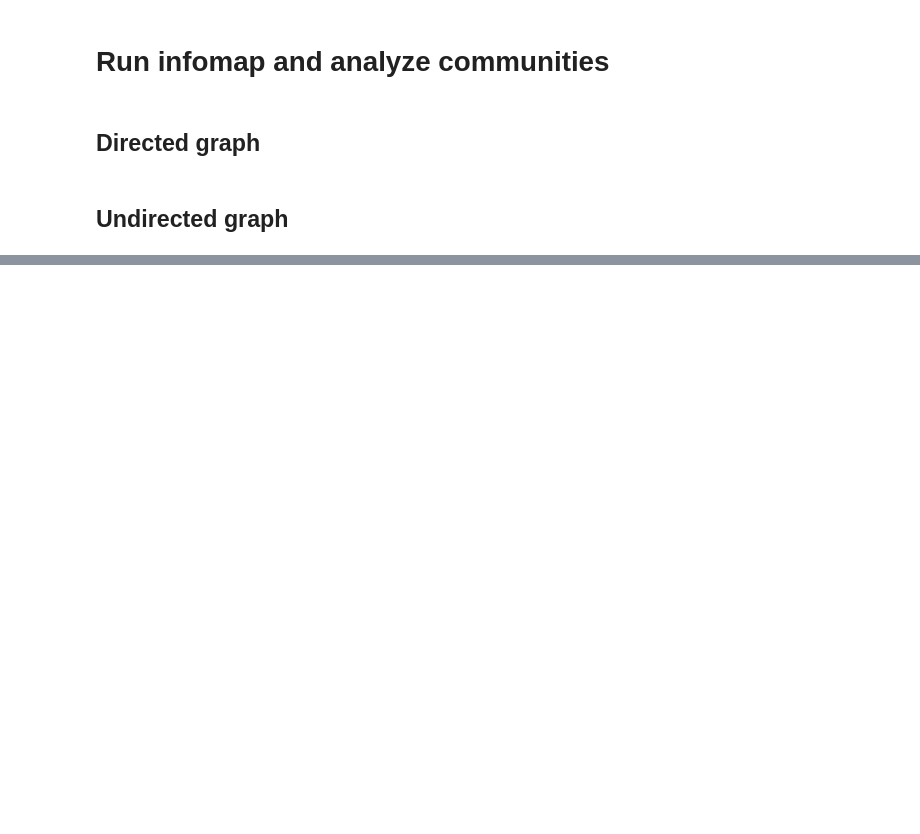
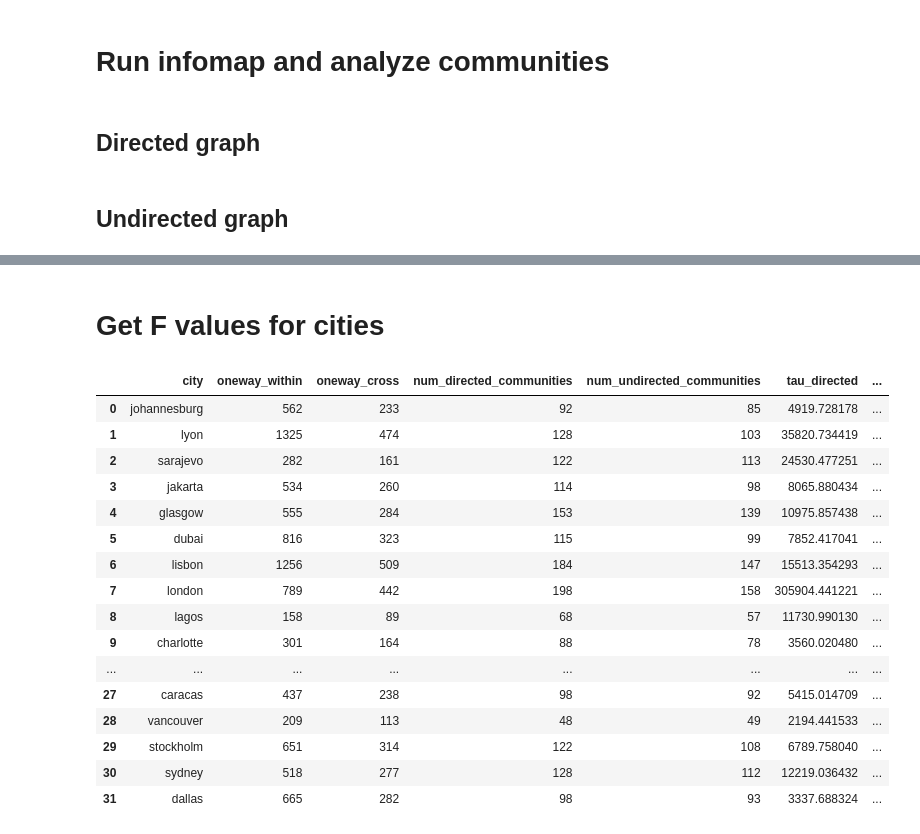
Before and after one commit to chethan749/cnww-2025-edgedamage, a Jupyter notebook: infomap-roadnet-communities/notebooks/infomap-roadnet-communities.ipynb, the cells around one changed output, grey strips where cells are left out. Cells and saved outputs as stored; diff of their text form; code cells hidden in the pictures; blank space fills up the shorter version.

```diff
--- a/infomap-roadnet-communities/notebooks/infomap-roadnet-communities.ipynb
+++ b/infomap-roadnet-communities/notebooks/infomap-roadnet-communities.ipynb
@@ -106,12 +118,3 @@ for city, G in tqdm(city_graph_dict_undirected.items()):
     nx.set_node_attributes(G, communities, "infomap")
 
 # communities: dict {node -> community_id}
-# %%
-# Visualize infomap communities for each city using osmnx
-# Define a color map
-cmap = plt.get_cmap('tab20')
-
-for city, G in city_graph_dict.items():
-    fig, ax = ox.plot_graph(G, node_color=list(nx.get_node_attributes(G, 'infomap').values()), node_size=20, edge_color='gray', figsize=(10,10))
-    fig, ax = ox.plot_graph(city_graph_dict_undirected[city], node_color=list(nx.get_node_attributes(city_graph_dict_undirected[city], 'infomap').values()), node_size=20, edge_color='gray', figsize=(10,10))
-    break
@@ -182,0 +503,7 @@ Text(0.5, 0.98, 'Infomap Communities in Dallas')
+# %%
+# Plot for all cities
+for city in tqdm(city_graph_dict.keys()):
+    fig, axes = plt.subplots(1, 2, figsize=(20,10))
+
+    plot_infomap_edges_stat_dist_for_cities(city, fig, axes, df.loc[df.city==city, 'f'].iloc[0])
+    plt.close()
@@ -182,0 +585,2 @@ Text(0.5, 0.98, 'Infomap Communities in Dallas')
+# %% [markdown]
+# Get F values for cities
@@ -182,0 +638,34 @@ Text(0.5, 0.98, 'Infomap Communities in Dallas')
+# %%
+# Compute tau_global for directed and undirected graphs
+tau_directed = {}
+tau_undirected = {}
+
+for city, G in tqdm(city_graph_dict.items()):
+    tau_g_directed, kc = markov_metrics(G, option='directed')
+    tau_g_undirected, kc = markov_metrics(G, option='undirected')
+    tau_undirected[city] = tau_g_undirected
+    tau_directed[city] = tau_g_directed
+
+# Compute f and add tau_directed, tau_undirected and f to df
+df['tau_directed'] = df['city'].apply(lambda c: tau_directed[c])
+df['tau_undirected'] = df['city'].apply(lambda c: tau_undirected[c])
+df['f'] = df.apply(lambda row: row['tau_undirected'] / row['tau_directed'] if row['tau_undirected'] != 0 else np.nan, axis=1)
+df
+# %% [output]
+|  | city | oneway_within | oneway_cross | num_directed_communities | num_undirected_communities | tau_directed | ... |
+| 0 | johannesburg | 562 | 233 | 92 | 85 | 4919.728178 | ... |
+| 1 | lyon | 1325 | 474 | 128 | 103 | 35820.734419 | ... |
+| 2 | sarajevo | 282 | 161 | 122 | 113 | 24530.477251 | ... |
+| 3 | jakarta | 534 | 260 | 114 | 98 | 8065.880434 | ... |
+| 4 | glasgow | 555 | 284 | 153 | 139 | 10975.857438 | ... |
+| 5 | dubai | 816 | 323 | 115 | 99 | 7852.417041 | ... |
+| 6 | lisbon | 1256 | 509 | 184 | 147 | 15513.354293 | ... |
+| 7 | london | 789 | 442 | 198 | 158 | 305904.441221 | ... |
+| 8 | lagos | 158 | 89 | 68 | 57 | 11730.990130 | ... |
+| 9 | charlotte | 301 | 164 | 88 | 78 | 3560.020480 | ... |
+| ... | ... | ... | ... | ... | ... | ... | ... |
+| 27 | caracas | 437 | 238 | 98 | 92 | 5415.014709 | ... |
+| 28 | vancouver | 209 | 113 | 48 | 49 | 2194.441533 | ... |
+| 29 | stockholm | 651 | 314 | 122 | 108 | 6789.758040 | ... |
+| 30 | sydney | 518 | 277 | 128 | 112 | 12219.036432 | ... |
+| 31 | dallas | 665 | 282 | 98 | 93 | 3337.688324 | ... |
```
Also changed, not shown: parts of 20 cells of this notebook, 54 other files.
